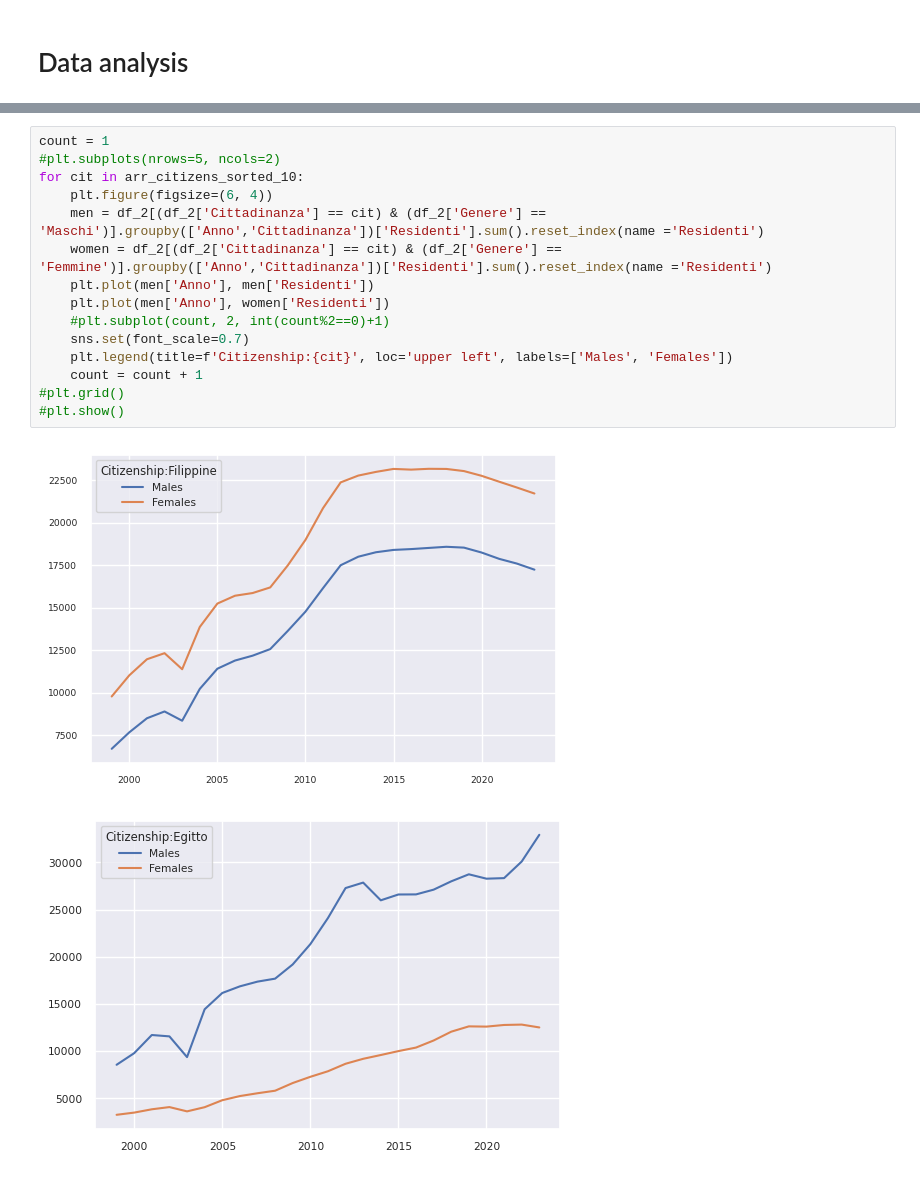
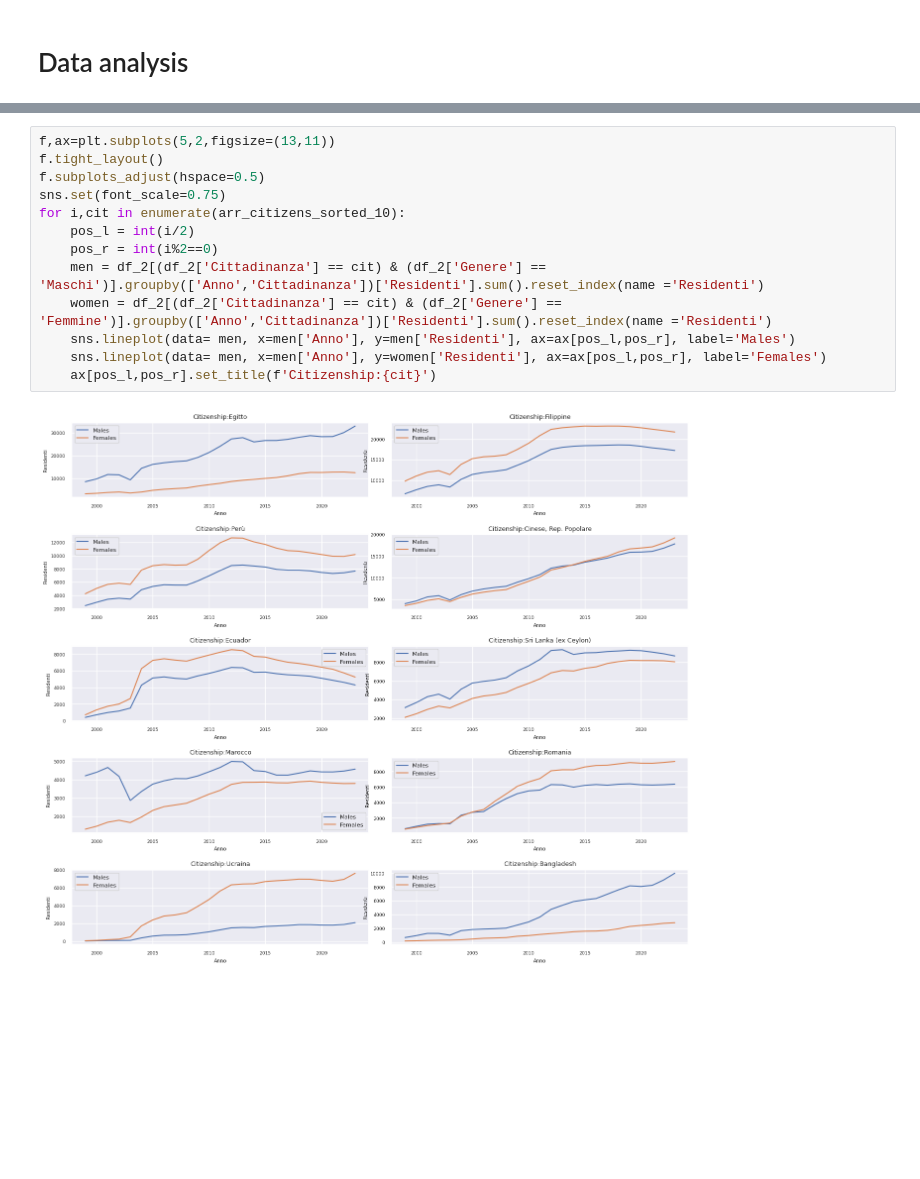
Before and after one commit to mrsalty/notebooks, a Jupyter notebook: milan-expats-eda.ipynb, the cells around one changed output, grey strips where cells are left out. Drawn from its saved outputs; the diff is of its cells as text; blank space fills up the shorter version.

```diff
--- a/milan-expats-eda.ipynb
+++ b/milan-expats-eda.ipynb
@@ -207,18 +206,15 @@ Text(0.5, 1.0, 'Exapts age by country (2023)')
 # %%
-count = 1
-#plt.subplots(nrows=5, ncols=2)
-for cit in arr_citizens_sorted_10:
-    plt.figure(figsize=(6, 4))
+f,ax=plt.subplots(5,2,figsize=(13,11))
+f.tight_layout()
+f.subplots_adjust(hspace=0.5)
+sns.set(font_scale=0.75)
+for i,cit in enumerate(arr_citizens_sorted_10):
+    pos_l = int(i/2)
+    pos_r = int(i%2==0)
     men = df_2[(df_2['Cittadinanza'] == cit) & (df_2['Genere'] == 'Maschi')].groupby(['Anno','Cittadinanza'])['Residenti'].sum().reset_index(name ='Residenti')
     women = df_2[(df_2['Cittadinanza'] == cit) & (df_2['Genere'] == 'Femmine')].groupby(['Anno','Cittadinanza'])['Residenti'].sum().reset_index(name ='Residenti')
-    plt.plot(men['Anno'], men['Residenti'])
-    plt.plot(men['Anno'], women['Residenti'])
-    #plt.subplot(count, 2, int(count%2==0)+1)
-    sns.set(font_scale=0.7)
-    plt.legend(title=f'Citizenship:{cit}', loc='upper left', labels=['Males', 'Females'])
-    count = count + 1
-#plt.grid()
-#plt.show()
+    sns.lineplot(data= men, x=men['Anno'], y=men['Residenti'], ax=ax[pos_l,pos_r], label='Males')
+    sns.lineplot(data= men, x=men['Anno'], y=women['Residenti'], ax=ax[pos_l,pos_r], label='Females')
+    ax[pos_l,pos_r].set_title(f'Citizenship:{cit}')
 # %% [output]
-[figure, old version]
+[figure, new version]
-[figure, removed]
```
Also changed, not shown: parts of 14 cells of this notebook.
